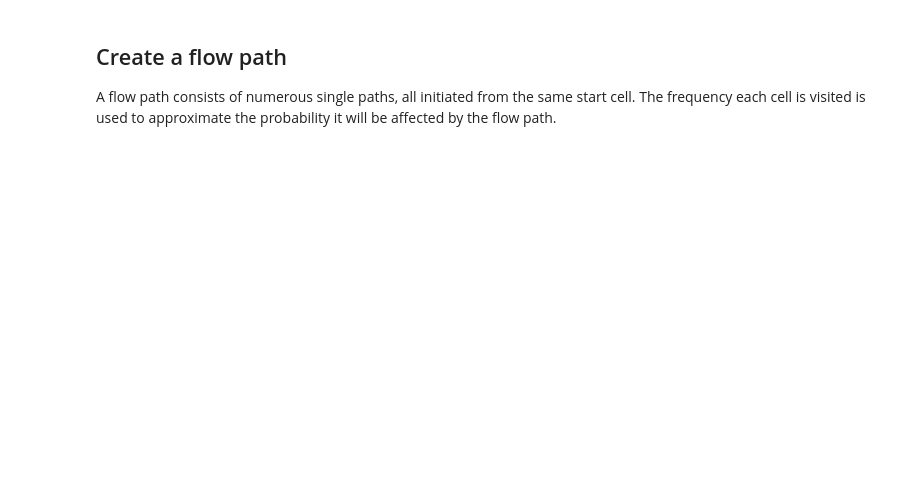
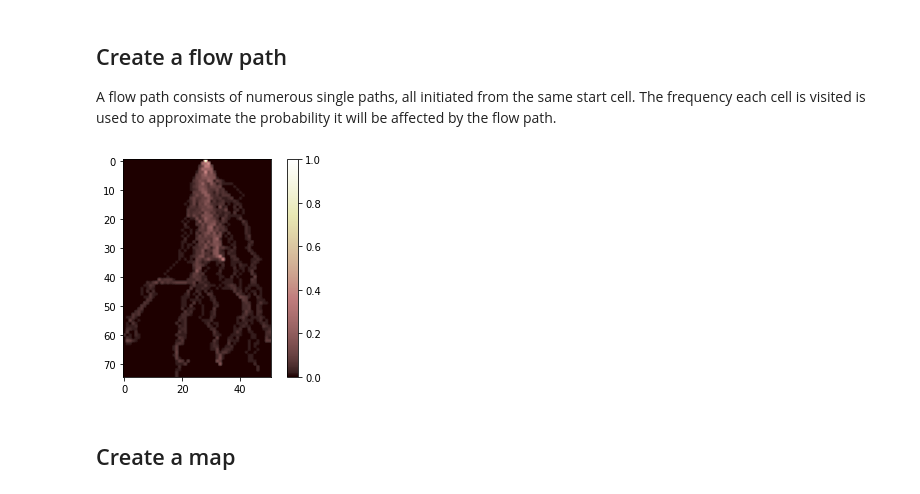
Before and after one commit to pgr1c11/flow-path, a Jupyter notebook: notebooks/flow-path-notebook.ipynb, the cells around one changed output. Drawn from its saved outputs; the diff is of its cells as text; code cells hidden in the pictures; blank space fills up the shorter version.

```diff
--- a/notebooks/flow-path-notebook.ipynb
+++ b/notebooks/flow-path-notebook.ipynb
@@ -44,3 +44,7 @@ test_path.results.plot()
 A flow path consists of numerous single paths, all initiated from the same start cell. The frequency each cell is visited is used to approximate the probability it will be affected by the flow path.
 # %%
 test_flow = flow.Flow(controls=test_controls, start_cell=test_cell)
+test_flow.results.create_raster()
+test_flow.results.plot()
+# %% [output]
+[figure, added]
@@ -50,0 +51,2 @@ test_flow.results.create_raster()
+# %% [markdown]
+## Create a map
```
Also changed, not shown: parts of 6 cells of this notebook, 14 other files.
